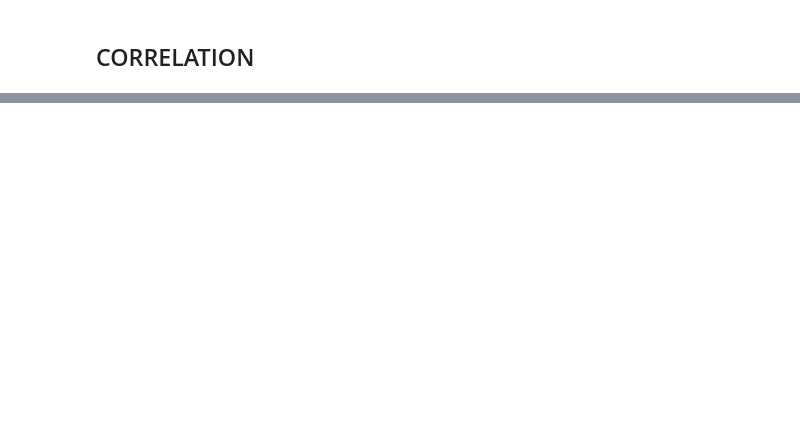
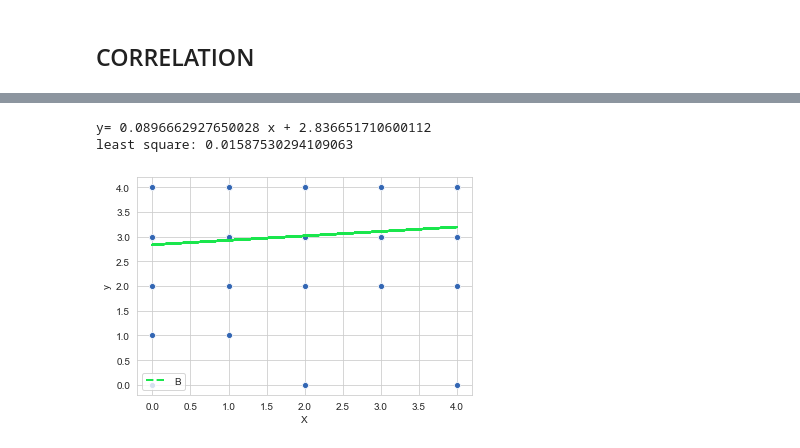
Before and after one commit to AayushVyasKIIT/Data-Analysis---Effects-of-yoga, a Jupyter notebook: DA Assignment.ipynb, the cells around one changed output, grey strips where cells are left out. Cells and saved outputs as stored; diff of their text form; code cells hidden in the pictures; blank space fills up the shorter version.

```diff
--- a/DA Assignment.ipynb
+++ b/DA Assignment.ipynb
@@ -202,0 +209,34 @@ Correlation: -0.06241620738285433
+# %%
+def linear_regression(X,y):
+    data = pd.DataFrame()
+    data["X"]=X
+    data["y"]=y
+    X_mean = np.mean(X)
+    y_mean =np.mean(y)
+    diffx= X-X_mean
+    diffy = y-y_mean
+    data["(X-X_mean)"]=diffx
+    data["(y-y_mean)"]=diffy
+    sqdiffx = (X-X_mean)**2
+    data["(X-X_mean)^2"] = sqdiffx
+    data["(X-X_mean)*(y-y_mean)"]=(X-X_mean)*(y-y_mean)
+    m=np.sum(data["(X-X_mean)*(y-y_mean)"])/np.sum(data["(X-X_mean)^2"])
+    c=y_mean-m*X_mean
+    print("y=",m,"x +",c)
+    yp = m*X + c
+    data["yp"] = yp
+    data["y-yp"] = y-yp
+    data["yp-y_mean"] = yp-y_mean
+    data["(y-y_mean)^2"] = (y-y_mean)**2
+    data["(yp-y_mean)^2"] = (yp-y_mean)**2
+    least_square = np.sum(data["(yp-y_mean)^2"])/np.sum(data["(y-y_mean)^2"])
+    print("least square:",least_square)
+    plt.plot(X,yp,linestyle="dashed",color=(0.1,0.9,0.3),linewidth=2)
+    plt.legend("BFL")
+    sb.scatterplot(x=data["X"],y=data["y"],color=(0.2,0.4,0.7))
+# %%
+linear_regression(data["yoga"],data["Stress Relief"])
+# %% [output]
+y= 0.0896662927650028 x + 2.836651710600112
+least square: 0.01587530294109063
+[figure, added]
```
Also changed, not shown: parts of 11 cells of this notebook, 1 other file.
